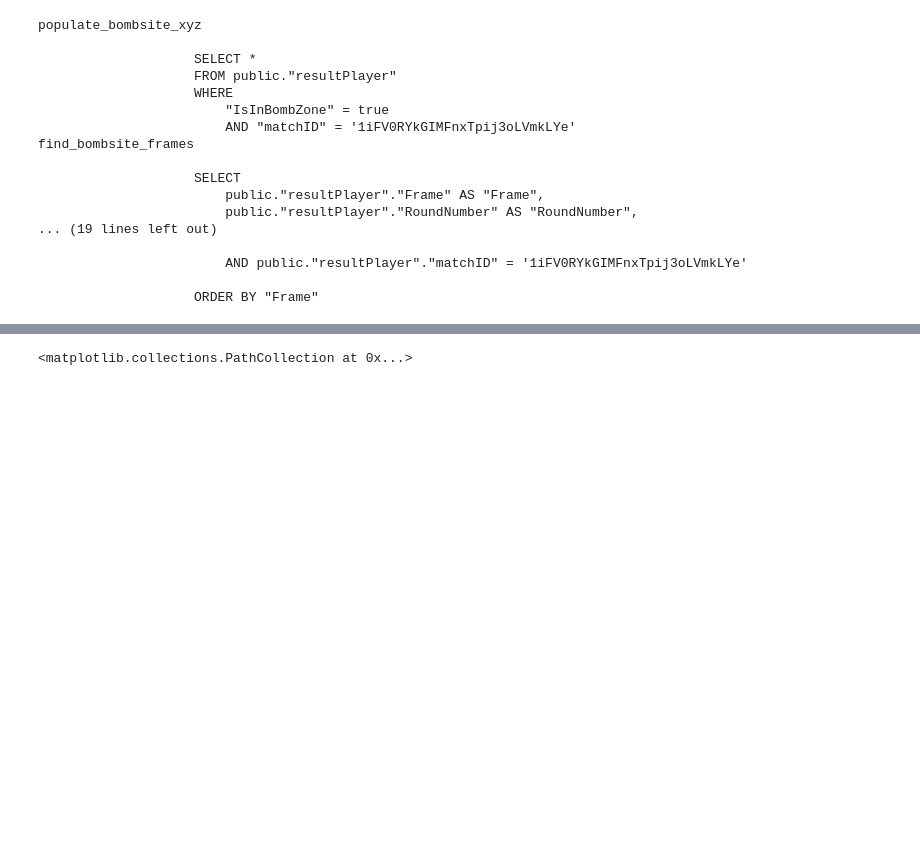
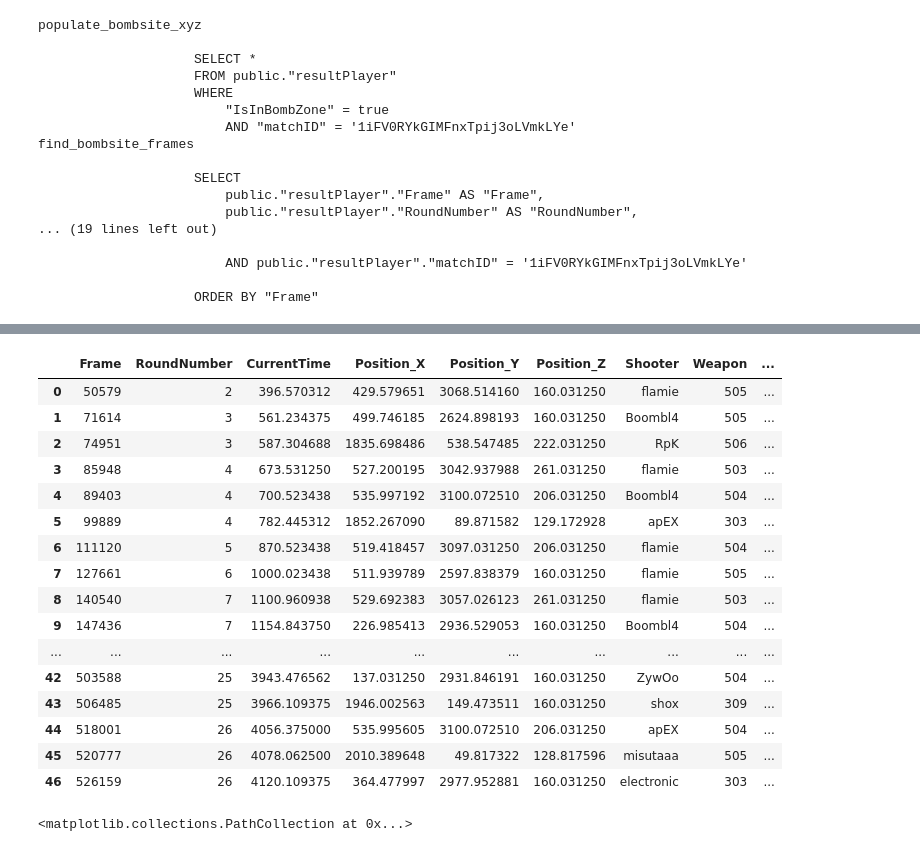
Before and after one commit to Weilin37/csgoanalytics, a Jupyter notebook: bombsite_testing.ipynb, the cells around one changed output, grey strips where cells are left out. Drawn from its saved outputs; the diff is of its cells as text; code cells hidden in the pictures; blank space fills up the shorter version.

Commit message:
added event organization

```diff
--- a/bombsite_testing.ipynb
+++ b/bombsite_testing.ipynb
@@ -35,3 +59,39 @@ find_bombsite_frames
+# %%
+#test_bombsite_df = pd.DataFrame(test_bombsite)
+tt = test_bombsite.bomb_frames
+tt = tt.groupby(['RoundNumber'])
+d = {}
+for i,grp in tt:
+    grp['identifier']=(~grp['Frame'].diff().div(1280, fill_value=0).lt(2)).cumsum()
+    d.update(dict([('df_' + str(i),grp)]))
+
+events = d['df_2'][0:0]
+for grp in d:
+    group = d[grp].groupby('identifier')
+    events = events.append(group.first())
+
+del events['identifier']
+events.reset_index(drop=True, inplace=True)
+events['Start_Event_Frame'] = events['Frame']-(128*5)
+events
+# %% [output]
+|  | Frame | RoundNumber | CurrentTime | Position_X | Position_Y | Position_Z | Shooter | Weapon | ... |
+| 0 | 50579 | 2 | 396.570312 | 429.579651 | 3068.514160 | 160.031250 | flamie | 505 | ... |
+| 1 | 71614 | 3 | 561.234375 | 499.746185 | 2624.898193 | 160.031250 | Boombl4 | 505 | ... |
+| 2 | 74951 | 3 | 587.304688 | 1835.698486 | 538.547485 | 222.031250 | RpK | 506 | ... |
+| 3 | 85948 | 4 | 673.531250 | 527.200195 | 3042.937988 | 261.031250 | flamie | 503 | ... |
+| 4 | 89403 | 4 | 700.523438 | 535.997192 | 3100.072510 | 206.031250 | Boombl4 | 504 | ... |
+| 5 | 99889 | 4 | 782.445312 | 1852.267090 | 89.871582 | 129.172928 | apEX | 303 | ... |
+| 6 | 111120 | 5 | 870.523438 | 519.418457 | 3097.031250 | 206.031250 | flamie | 504 | ... |
+| 7 | 127661 | 6 | 1000.023438 | 511.939789 | 2597.838379 | 160.031250 | flamie | 505 | ... |
+| 8 | 140540 | 7 | 1100.960938 | 529.692383 | 3057.026123 | 261.031250 | flamie | 503 | ... |
+| 9 | 147436 | 7 | 1154.843750 | 226.985413 | 2936.529053 | 160.031250 | Boombl4 | 504 | ... |
+| ... | ... | ... | ... | ... | ... | ... | ... | ... | ... |
+| 42 | 503588 | 25 | 3943.476562 | 137.031250 | 2931.846191 | 160.031250 | ZywOo | 504 | ... |
+| 43 | 506485 | 25 | 3966.109375 | 1946.002563 | 149.473511 | 160.031250 | shox | 309 | ... |
+| 44 | 518001 | 26 | 4056.375000 | 535.995605 | 3100.072510 | 206.031250 | apEX | 504 | ... |
+| 45 | 520777 | 26 | 4078.062500 | 2010.389648 | 49.817322 | 128.817596 | misutaaa | 505 | ... |
+| 46 | 526159 | 26 | 4120.109375 | 364.477997 | 2977.952881 | 160.031250 | electronic | 303 | ... |
 # %%
 site1_x = (test_bombsite.bombsites[0][0][0],
            test_bombsite.bombsites[0][0][0],
```
Also changed, not shown: parts of 5 cells of this notebook, 2 other files.
